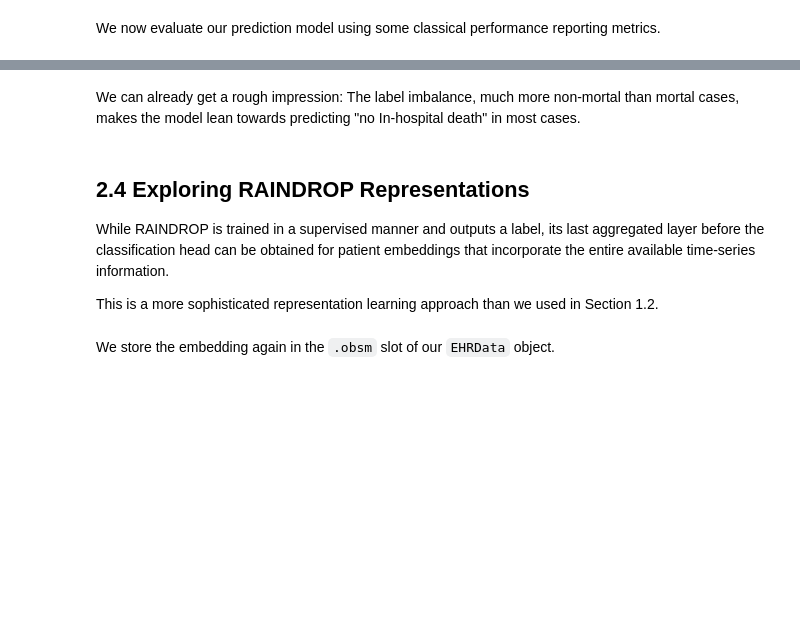
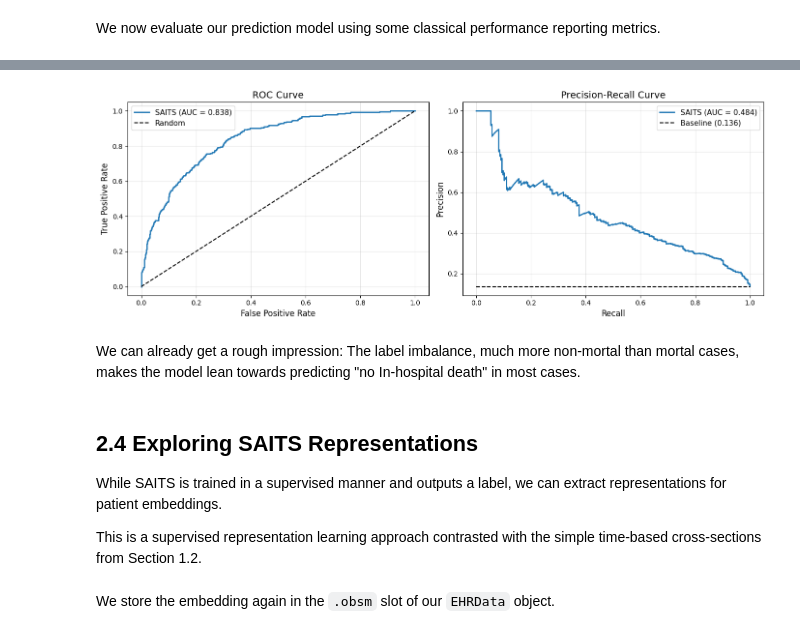
Before and after one commit to theislab/ehrapy-tutorials, a Jupyter notebook: longitudinal_with_ehrapy.ipynb, the cells around one changed output, grey strips where cells are left out. Cells and saved outputs as stored; diff of their text form; code cells hidden in the pictures; blank space fills up the shorter version.

```diff
--- a/longitudinal_with_ehrapy.ipynb
+++ b/longitudinal_with_ehrapy.ipynb
@@ -438,36 +577,38 @@ plt.show()
 # %%
 # Plot ROC and PR curves
 fig, (ax1, ax2) = plt.subplots(1, 2, figsize=(14, 5))
 
 # ROC Curve
 from sklearn.metrics import roc_curve
 fpr, tpr, _ = roc_curve(y_test, test_pred_proba[:, 1])
-ax1.plot(fpr, tpr, label=f'RAINDROP (AUC = {roc_auc:.3f})', linewidth=2)
+ax1.plot(fpr, tpr, label=f'SAITS (AUC = {roc_auc:.3f})', linewidth=2)
 ax1.plot([0, 1], [0, 1], 'k--', label='Random')
 ax1.set_xlabel('False Positive Rate', fontsize=12)
 ax1.set_ylabel('True Positive Rate', fontsize=12)
 ax1.set_title('ROC Curve', fontsize=14)
 ax1.legend(fontsize=11)
 ax1.grid(alpha=0.3)
 
 # PR Curve
-ax2.plot(recall, precision, label=f'RAINDROP (AUC = {pr_auc:.3f})', linewidth=2)
+ax2.plot(recall, precision, label=f'SAITS (AUC = {pr_auc:.3f})', linewidth=2)
 baseline = y_test.mean()
 ax2.plot([0, 1], [baseline, baseline], 'k--', label=f'Baseline ({baseline:.3f})')
 ax2.set_xlabel('Recall', fontsize=12)
 ax2.set_ylabel('Precision', fontsize=12)
 ax2.set_title('Precision-Recall Curve', fontsize=14)
 ax2.legend(fontsize=11)
 ax2.grid(alpha=0.3)
 
 plt.tight_layout()
 plt.show()
+# %% [output]
+[figure, added]
 # %% [markdown]
 We can already get a rough impression: The label imbalance, much more non-mortal than mortal cases, makes the model lean towards predicting "no In-hospital death" in most cases.
 # %% [markdown]
-## 2.4 Exploring RAINDROP Representations
+## 2.4 Exploring SAITS Representations
 
-While RAINDROP is trained in a supervised manner and outputs a label, its last aggregated layer before the classification head can be obtained for patient embeddings that incorporate the entire available time-series information.
+While SAITS is trained in a supervised manner and outputs a label, we can extract representations for patient embeddings.
 
-This is a more sophisticated representation learning approach than we used in Section 1.2.
+This is a supervised representation learning approach contrasted with the simple time-based cross-sections from Section 1.2.
 # %%
```
Also changed, not shown: parts of 32 cells of this notebook.
